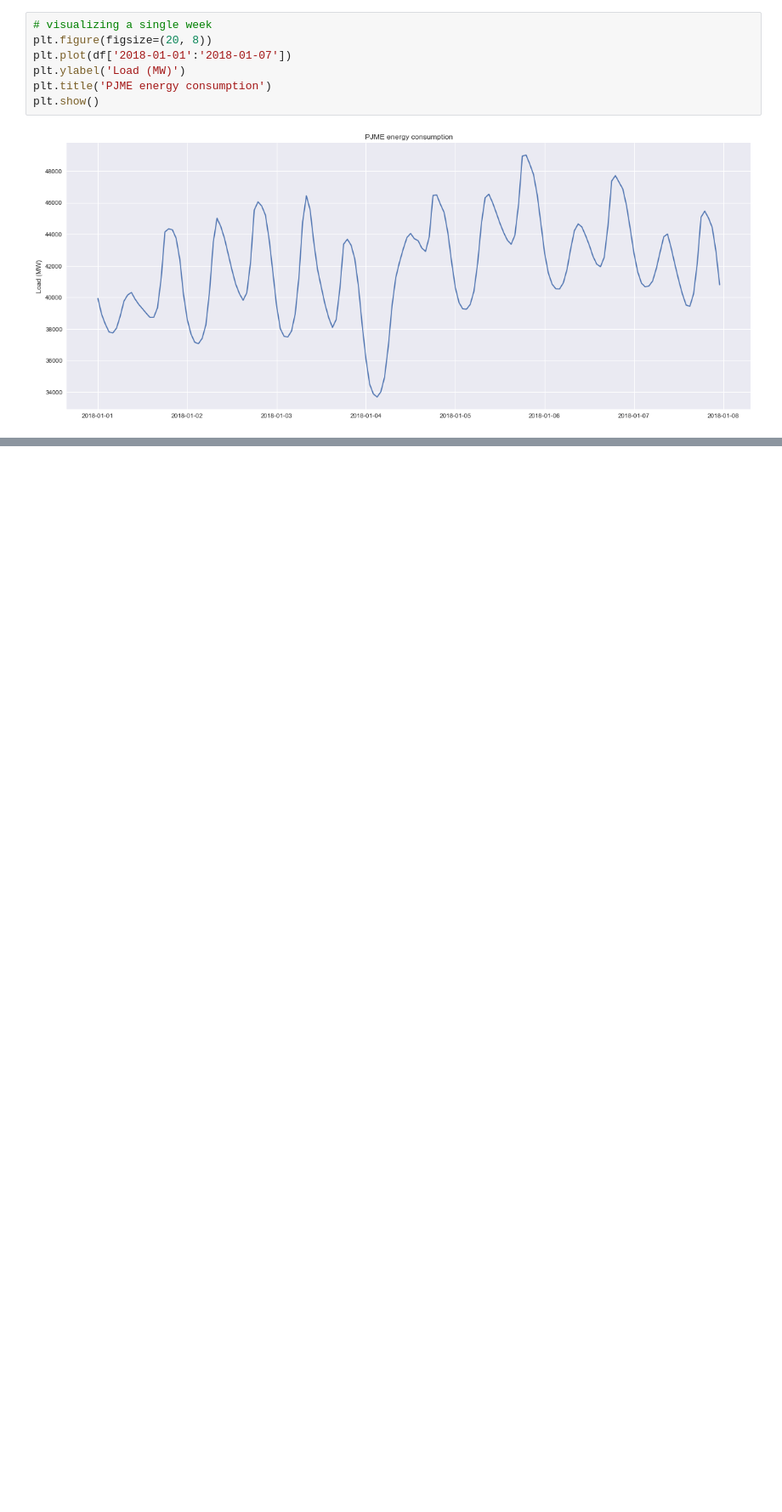
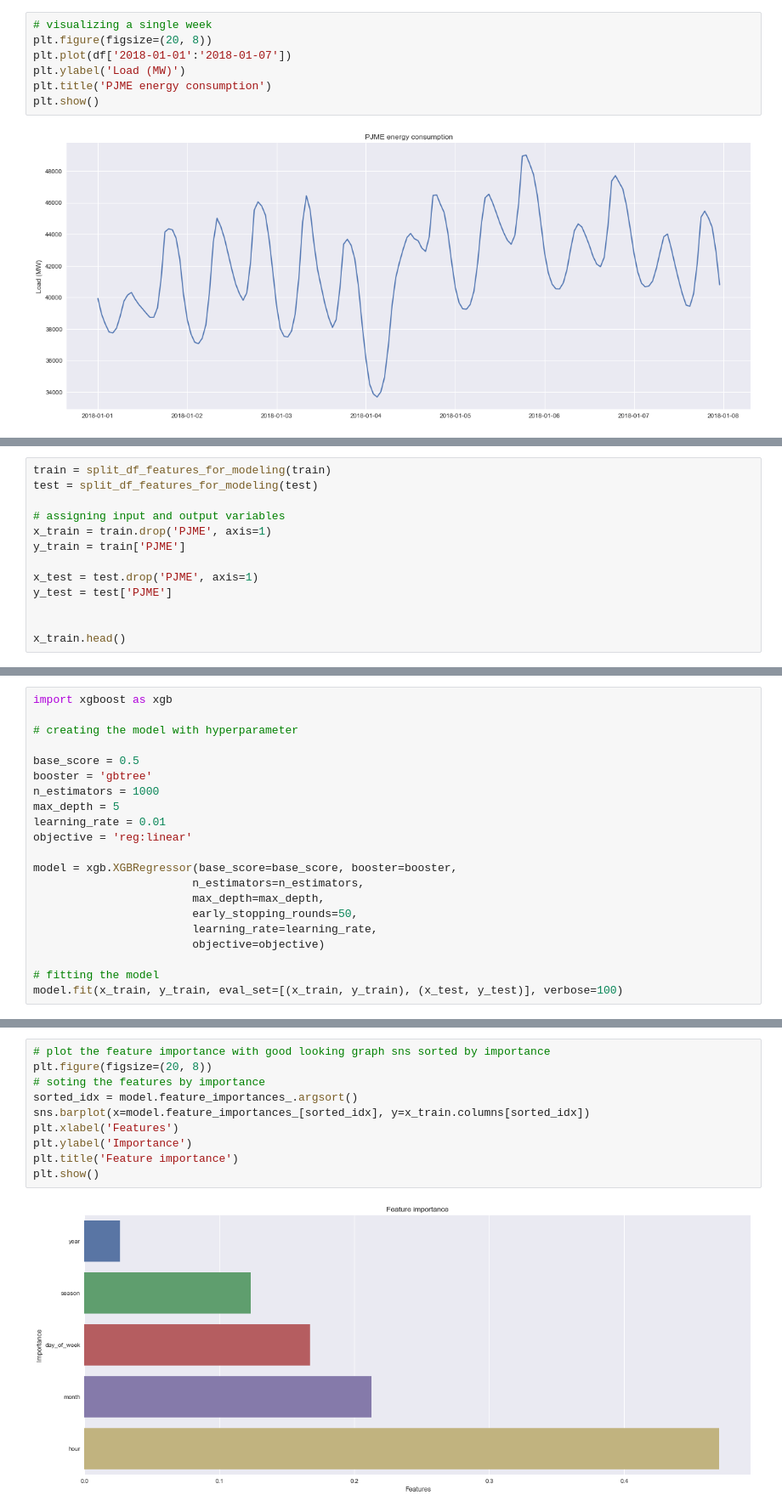
Before and after one commit to raid-teyar/EneregyConsumption, a Jupyter notebook: energy_consumption.ipynb, the cells around one changed output, grey strips where cells are left out. Shown at 85% size. Cells and saved outputs as stored; diff of their text form; blank space fills up the shorter version.

```diff
--- a/energy_consumption.ipynb
+++ b/energy_consumption.ipynb
@@ -188,0 +226,13 @@ Text(0.5, 1.0, 'PJME energy consumption by day of week and hour')
+# %%
+train = split_df_features_for_modeling(train)
+test = split_df_features_for_modeling(test)
+
+# assigning input and output variables
+x_train = train.drop('PJME', axis=1)
+y_train = train['PJME']
+
+x_test = test.drop('PJME', axis=1)
+y_test = test['PJME']
+
+
+x_train.head()
@@ -188,0 +247,21 @@ Text(0.5, 1.0, 'PJME energy consumption by day of week and hour')
+# %%
+import xgboost as xgb
+
+# creating the model with hyperparameter
+
+base_score = 0.5
+booster = 'gbtree'
+n_estimators = 1000
+max_depth = 5
+learning_rate = 0.01
+objective = 'reg:linear'
+
+model = xgb.XGBRegressor(base_score=base_score, booster=booster,
+                        n_estimators=n_estimators,
+                        max_depth=max_depth,
+                        early_stopping_rounds=50,
+                        learning_rate=learning_rate,
+                        objective=objective)
+
+# fitting the model
+model.fit(x_train, y_train, eval_set=[(x_train, y_train), (x_test, y_test)], verbose=100)
@@ -188,0 +286,12 @@ Text(0.5, 1.0, 'PJME energy consumption by day of week and hour')
+# %%
+# plot the feature importance with good looking graph sns sorted by importance
+plt.figure(figsize=(20, 8))
+# soting the features by importance
+sorted_idx = model.feature_importances_.argsort()
+sns.barplot(x=model.feature_importances_[sorted_idx], y=x_train.columns[sorted_idx])
+plt.xlabel('Features')
+plt.ylabel('Importance')
+plt.title('Feature importance')
+plt.show()
+# %% [output]
+[figure, added]
```
Also changed, not shown: parts of 18 cells of this notebook.
